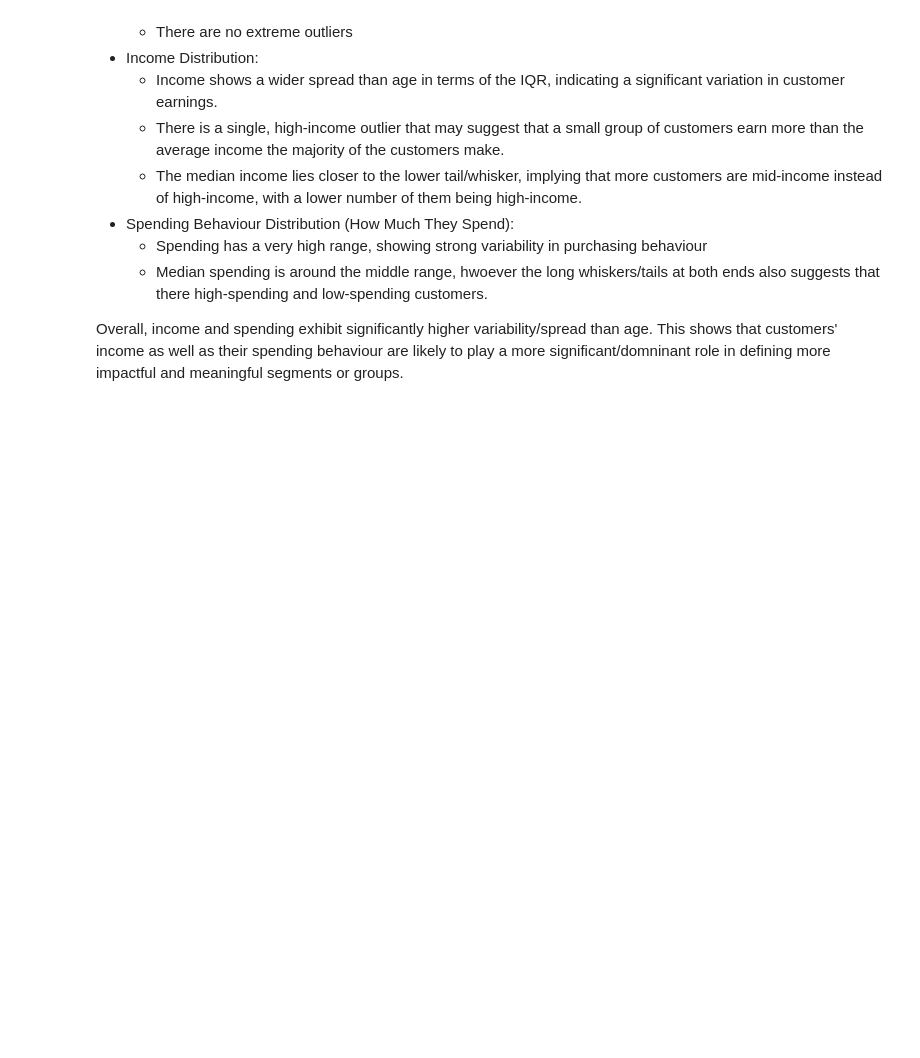
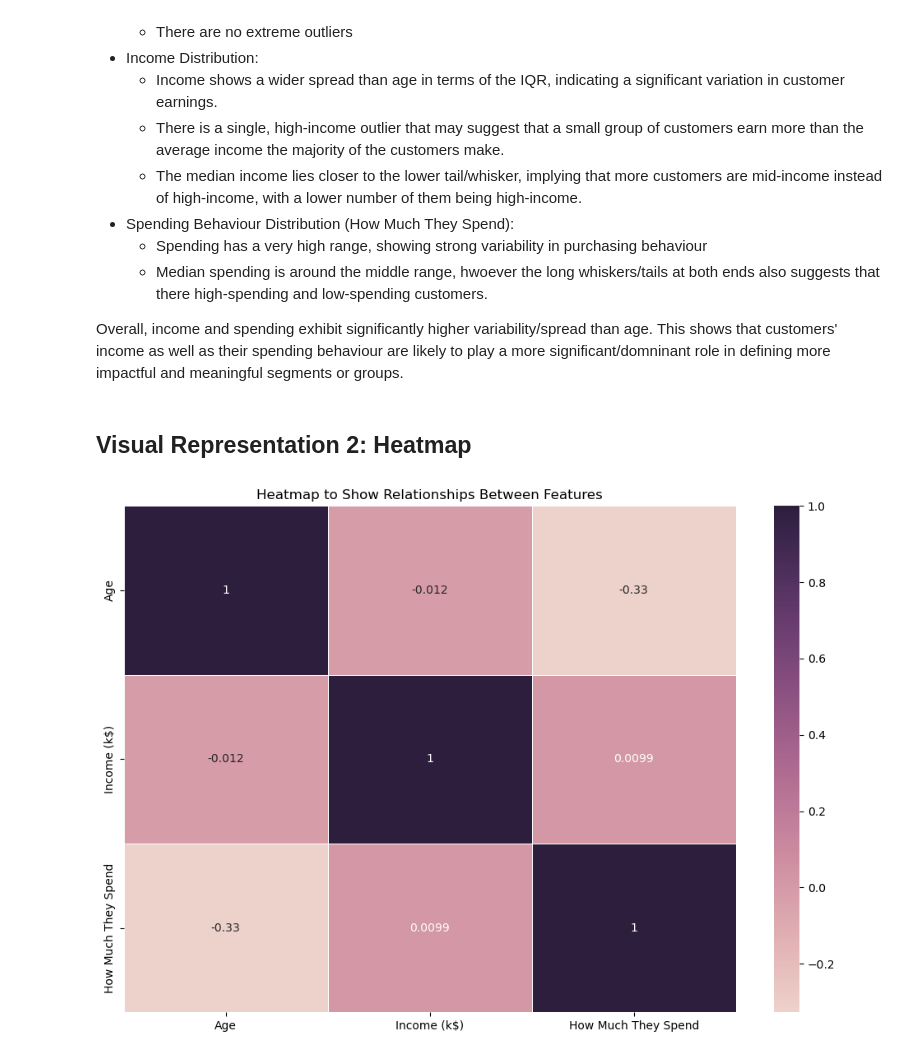
Before and after one commit to Cayden08/AIML, a Jupyter notebook: CA2/p2510893_CA2_PartA_Cayden.ipynb, the cells around one changed output. Saved outputs shown, nothing was run; the diff lists cells and outputs as text; code cells hidden in the pictures; blank space fills up the shorter version.

Commit message:
Added heatmap and its insights

```diff
--- a/CA2/p2510893_CA2_PartA_Cayden.ipynb
+++ b/CA2/p2510893_CA2_PartA_Cayden.ipynb
@@ -242,3 +244,25 @@ display(summary_stats.round(2))
     - Median spending is around the middle range, hwoever the long whiskers/tails at both ends also suggests that there high-spending and low-spending customers.
 
 Overall, income and spending exhibit significantly higher variability/spread than age. This shows that customers' income as well as their spending behaviour are likely to play a more significant/domninant role in defining more impactful and meaningful segments or groups.
+# %% [markdown]
+## **Visual Representation 2: Heatmap**
+# %%
+heatmap_cols = ['Age', 'Income (k$)', 'How Much They Spend']
+
+# .corr() computes how strongly each number-based feature relates to another
+# `numeric_only=True` ensures text columns aren't included to avoid errors
+corr_matrix = customer_df[heatmap_cols].corr(numeric_only=True)
+
+plt.figure(figsize=(12, 8))
+
+# `annot=True` → prints correlation values inside each cell
+# The heatmap helps us quickly see strong (+1 or near) or weak (0 or near) relationships
+sns.heatmap(corr_matrix, annot=True, cmap=sns.cubehelix_palette(as_cmap=True), linewidths=0.5)
+
+# Title for heatmap
+plt.title('Heatmap to Show Relationships Between Features')
+
+# Display heatmap
+plt.show()
+# %% [output]
+[figure, added]
```
Also changed, not shown: parts of 3 cells of this notebook, 1 other file.
